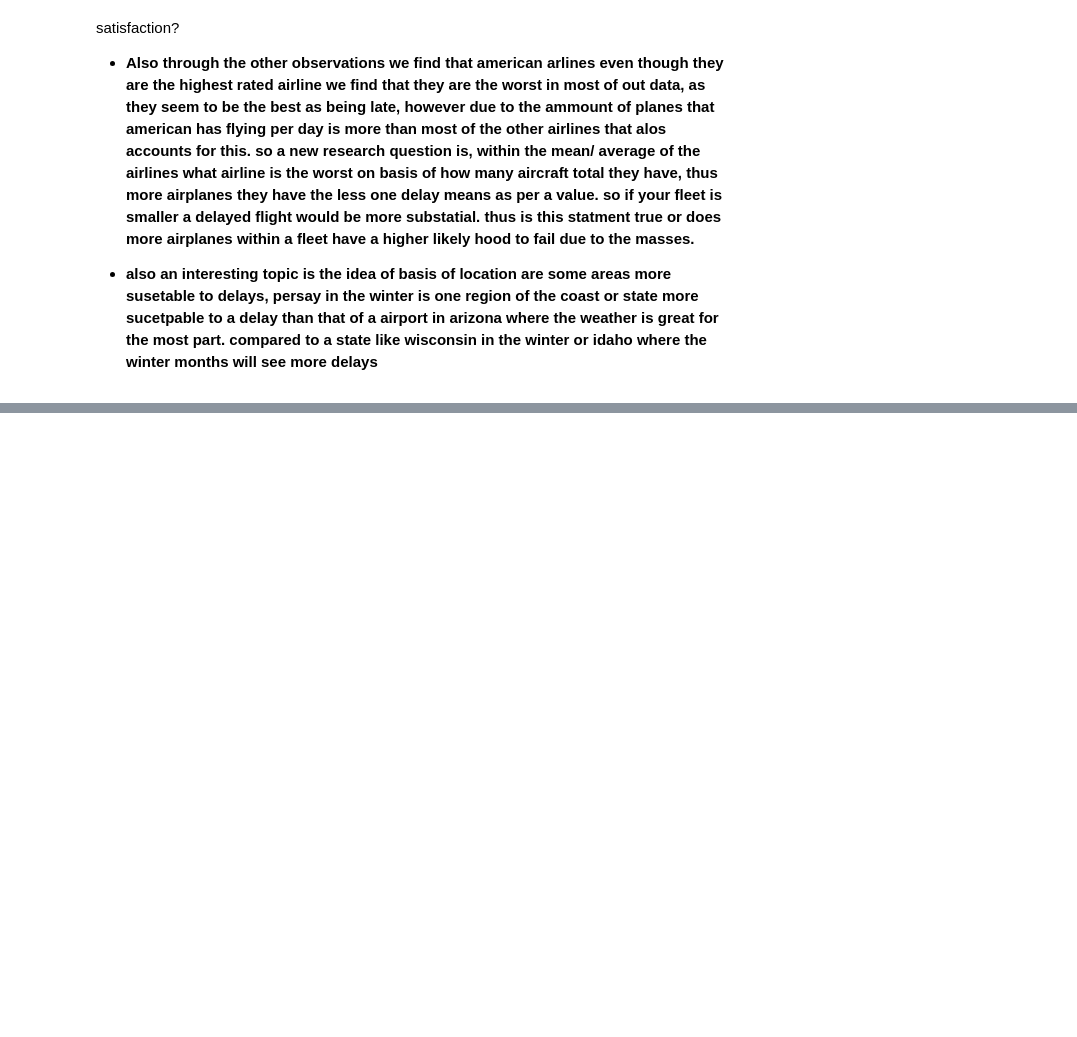
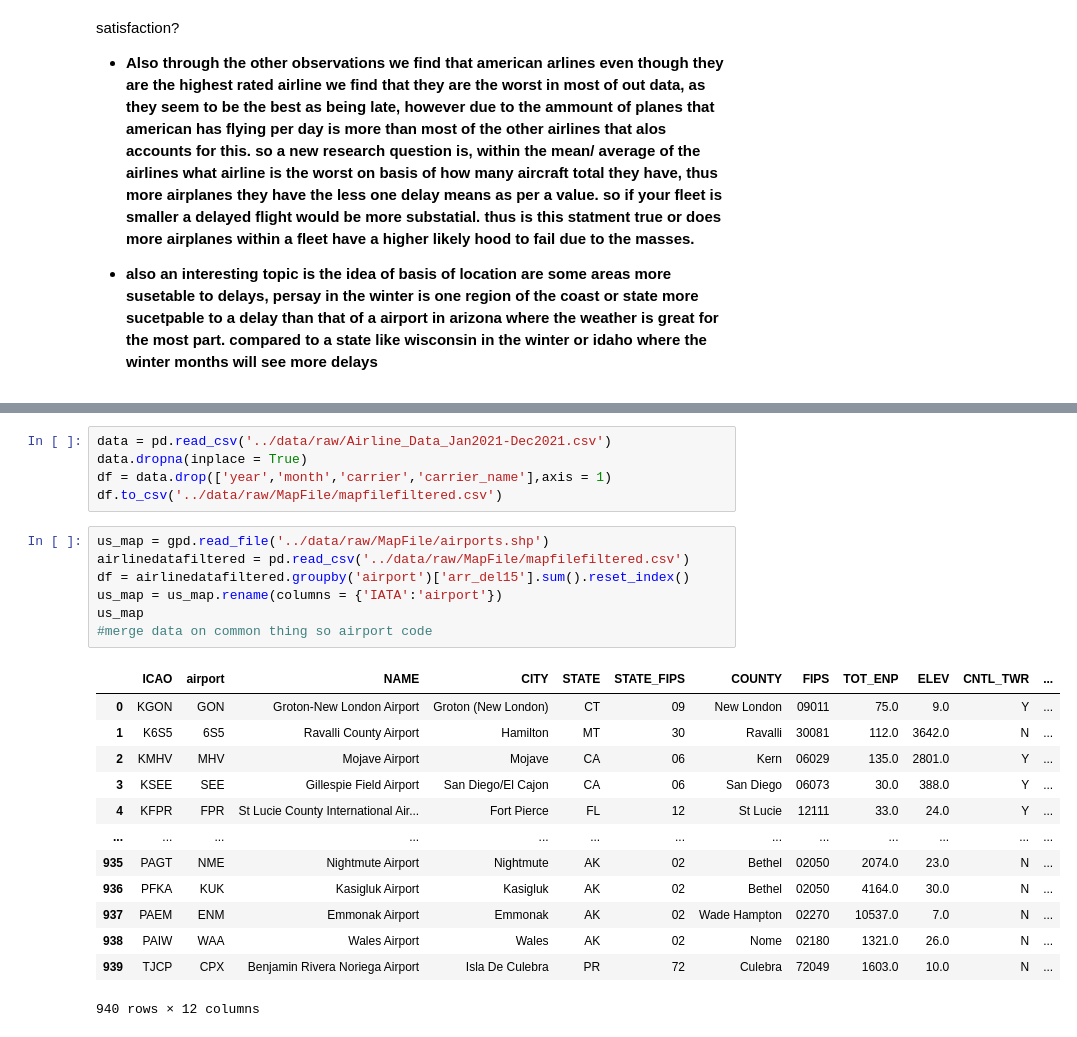
Before and after one commit to ubco-W2022T2-data301/project-group-group51, a Jupyter notebook: analysis/analysis2.ipynb, the cells around one changed output, grey strips where cells are left out. Cells and saved outputs as stored; diff of their text form; blank space fills up the shorter version.

```diff
--- a/analysis/analysis2.ipynb
+++ b/analysis/analysis2.ipynb
@@ -50,0 +38,26 @@ plt.legend(labels, title = "Legend",bbox_to_anchor = (1.05,1), loc = "best")
+# %%
+data = pd.read_csv('../data/raw/Airline_Data_Jan2021-Dec2021.csv')
+data.dropna(inplace = True)
+df = data.drop(['year','month','carrier','carrier_name'],axis = 1)
+df.to_csv('../data/raw/MapFile/mapfilefiltered.csv')
+# %%
+us_map = gpd.read_file('../data/raw/MapFile/airports.shp')
+airlinedatafiltered = pd.read_csv('../data/raw/MapFile/mapfilefiltered.csv')
+df = airlinedatafiltered.groupby('airport')['arr_del15'].sum().reset_index()
+us_map = us_map.rename(columns = {'IATA':'airport'})
+us_map
+#merge data on common thing so airport code
+# %% [output]
+|  | ICAO | airport | NAME | CITY | STATE | STATE_FIPS | COUNTY | FIPS | TOT_ENP | ELEV | CNTL_TWR | ... |
+| 0 | KGON | GON | Groton-New London Airport | Groton (New London) | CT | 09 | New London | 09011 | 75.0 | 9.0 | Y | ... |
+| 1 | K6S5 | 6S5 | Ravalli County Airport | Hamilton | MT | 30 | Ravalli | 30081 | 112.0 | 3642.0 | N | ... |
+| 2 | KMHV | MHV | Mojave Airport | Mojave | CA | 06 | Kern | 06029 | 135.0 | 2801.0 | Y | ... |
+| 3 | KSEE | SEE | Gillespie Field Airport | San Diego/El Cajon | CA | 06 | San Diego | 06073 | 30.0 | 388.0 | Y | ... |
+| 4 | KFPR | FPR | St Lucie County International Air... | Fort Pierce | FL | 12 | St Lucie | 12111 | 33.0 | 24.0 | Y | ... |
+| ... | ... | ... | ... | ... | ... | ... | ... | ... | ... | ... | ... | ... |
+| 935 | PAGT | NME | Nightmute Airport | Nightmute | AK | 02 | Bethel | 02050 | 2074.0 | 23.0 | N | ... |
+| 936 | PFKA | KUK | Kasigluk Airport | Kasigluk | AK | 02 | Bethel | 02050 | 4164.0 | 30.0 | N | ... |
+| 937 | PAEM | ENM | Emmonak Airport | Emmonak | AK | 02 | Wade Hampton | 02270 | 10537.0 | 7.0 | N | ... |
+| 938 | PAIW | WAA | Wales Airport | Wales | AK | 02 | Nome | 02180 | 1321.0 | 26.0 | N | ... |
+| 939 | TJCP | CPX | Benjamin Rivera Noriega Airport | Isla De Culebra | PR | 72 | Culebra | 72049 | 1603.0 | 10.0 | N | ... |
+940 rows × 12 columns
```
Also changed, not shown: parts of 4 cells of this notebook, 12 other files.
